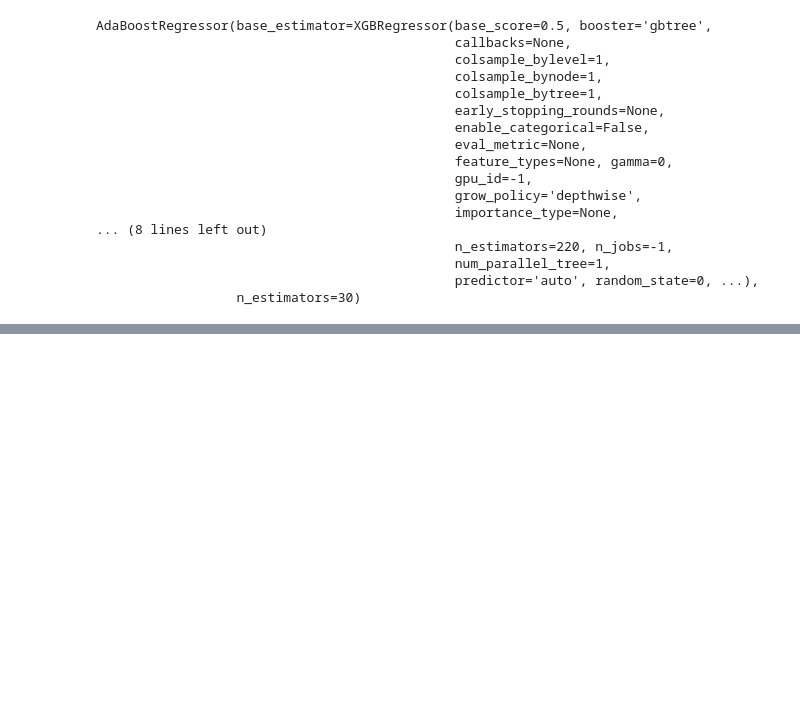
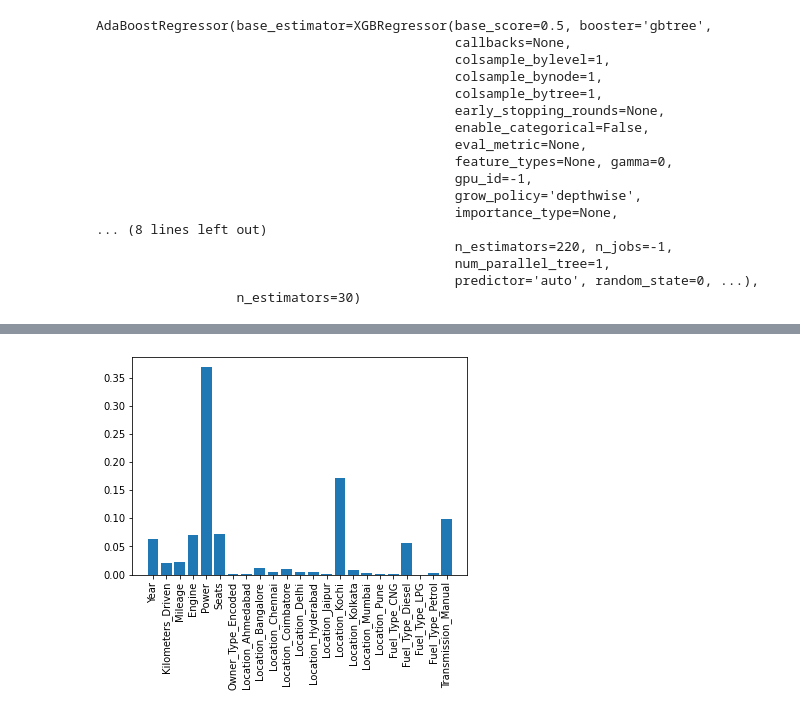
Before and after one commit to vryan-06/DarkCoders_Datahack, a Jupyter notebook: notebook/Data Analytics PS3 - djsce.ipynb, the cells around one changed output, grey strips where cells are left out. Cells and saved outputs as stored; diff of their text form; code cells hidden in the pictures; blank space fills up the shorter version.

```diff
--- a/notebook/Data Analytics PS3 - djsce.ipynb
+++ b/notebook/Data Analytics PS3 - djsce.ipynb
@@ -823,3 +811,11 @@ The value of R2 is =  0.9308539247606944
 # %%
 import pickle
 pickle.dump(ada_reg_xg, open("ada_reg_xg1.pkl", 'wb'))
+# %%
+importance = ada_reg_xg.feature_importances_
+features = train_df.drop('Price', axis='columns').columns
+plt.bar(features, importance)
+plt.xticks(rotation='vertical')
+plt.show()
+# %% [output]
+[figure, added]
```
Also changed, not shown: parts of 19 cells of this notebook.
